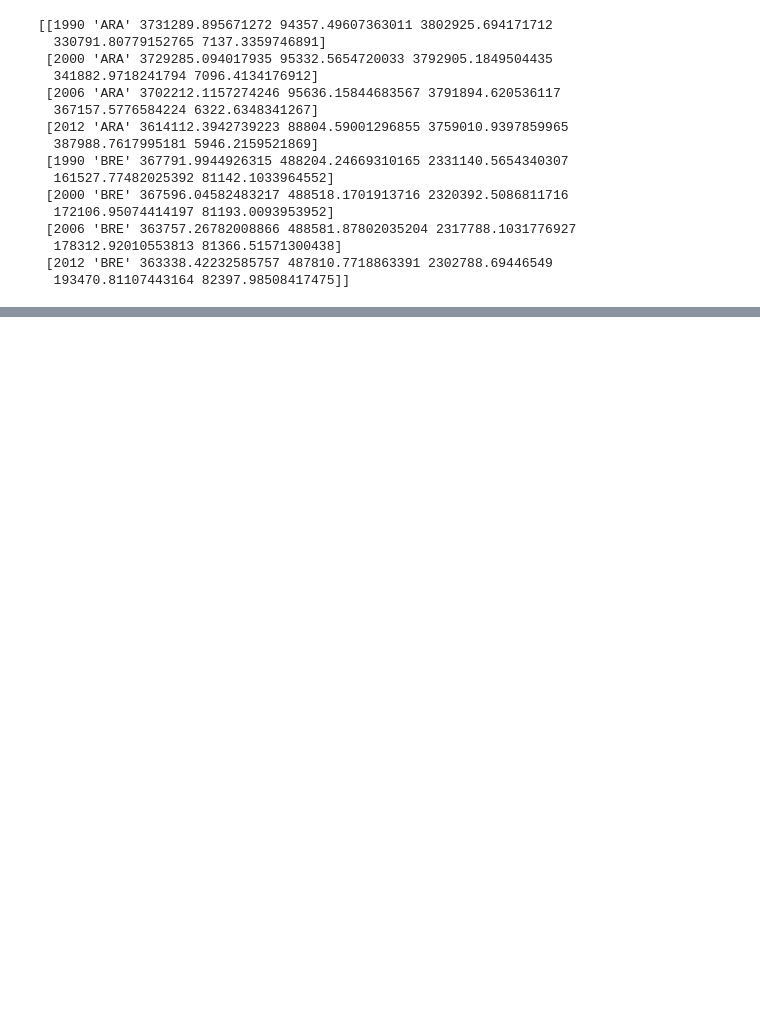
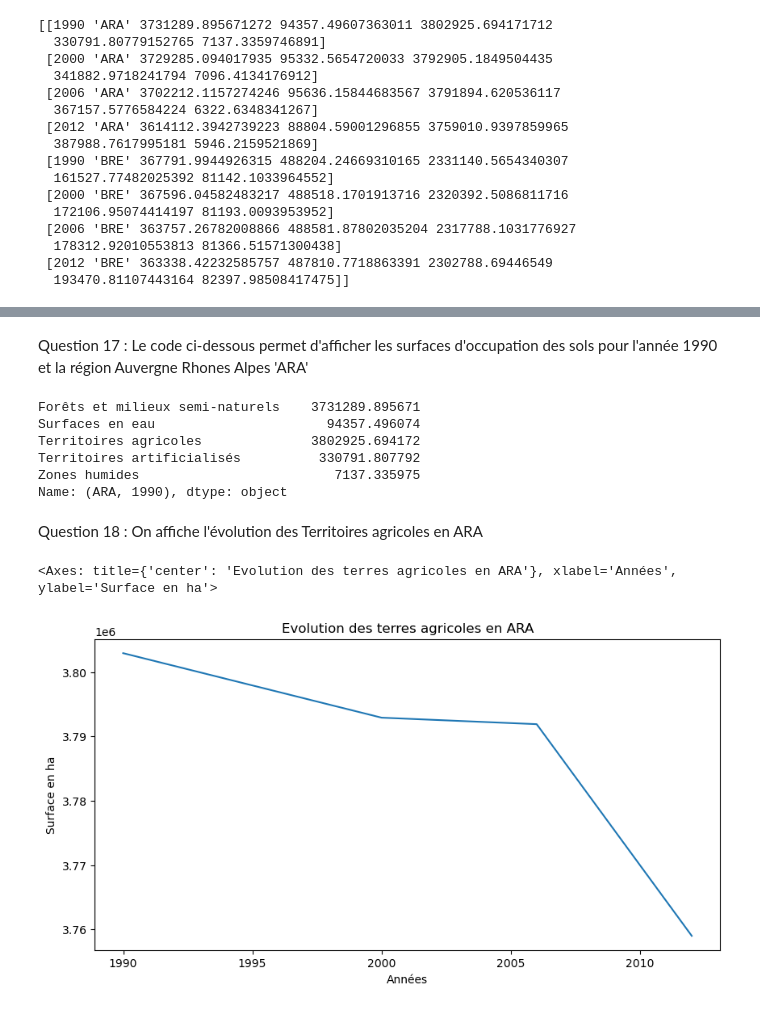
Before and after one commit to edouard61430-agro/Projet-L3-python-partie-2-, a Jupyter notebook: analyse_donnees_land_cover.ipynb, the cells around one changed output, grey strips where cells are left out. Cells and saved outputs as stored; diff of their text form; code cells hidden in the pictures; blank space fills up the shorter version.

Commit message:
Ajout des questions 14 à 20

```diff
--- a/analyse_donnees_land_cover.ipynb
+++ b/analyse_donnees_land_cover.ipynb
@@ -27,0 +30,21 @@ print(surfaces)
+# %%
+land_cover = [
+    "Forêts et milieux semi-naturels",
+    "Surfaces en eau",
+    "Territoires agricoles",
+    "Territoires artificialisés",
+    "Zones humides"
+]
+
+index = pd.MultiIndex.from_arrays(
+    [surfaces[:, 1], surfaces[:, 0]],
+    names=["region", "annee"]
+)
+
+df = pd.DataFrame(
+    surfaces[:, 2:],
+    index=index,
+    columns=land_cover
+)
+
+df
@@ -27,0 +62,24 @@ print(surfaces)
+# %% [markdown]
+Question 17 : Le code ci-dessous permet d'afficher les surfaces d'occupation des sols pour l'année 1990 et la région Auvergne Rhones Alpes 'ARA'
+# %%
+df.loc['ARA', 1990]
+# %% [output]
+Forêts et milieux semi-naturels    3731289.895671
+Surfaces en eau                      94357.496074
+Territoires agricoles              3802925.694172
+Territoires artificialisés          330791.807792
+Zones humides                         7137.335975
+Name: (ARA, 1990), dtype: object
+# %% [markdown]
+Question 18 : On affiche l'évolution des Territoires agricoles en ARA
+# %%
+df.loc['ARA']['Territoires agricoles'].plot(
+    kind='line',
+    figsize=(10, 5),
+    title='Evolution des terres agricoles en ARA',
+    ylabel='Surface en ha',
+    xlabel='Années'
+    )
+# %% [output]
+<Axes: title={'center': 'Evolution des terres agricoles en ARA'}, xlabel='Années', ylabel='Surface en ha'>
+[figure, added]
```
Also changed, not shown: parts of 8 cells of this notebook.
